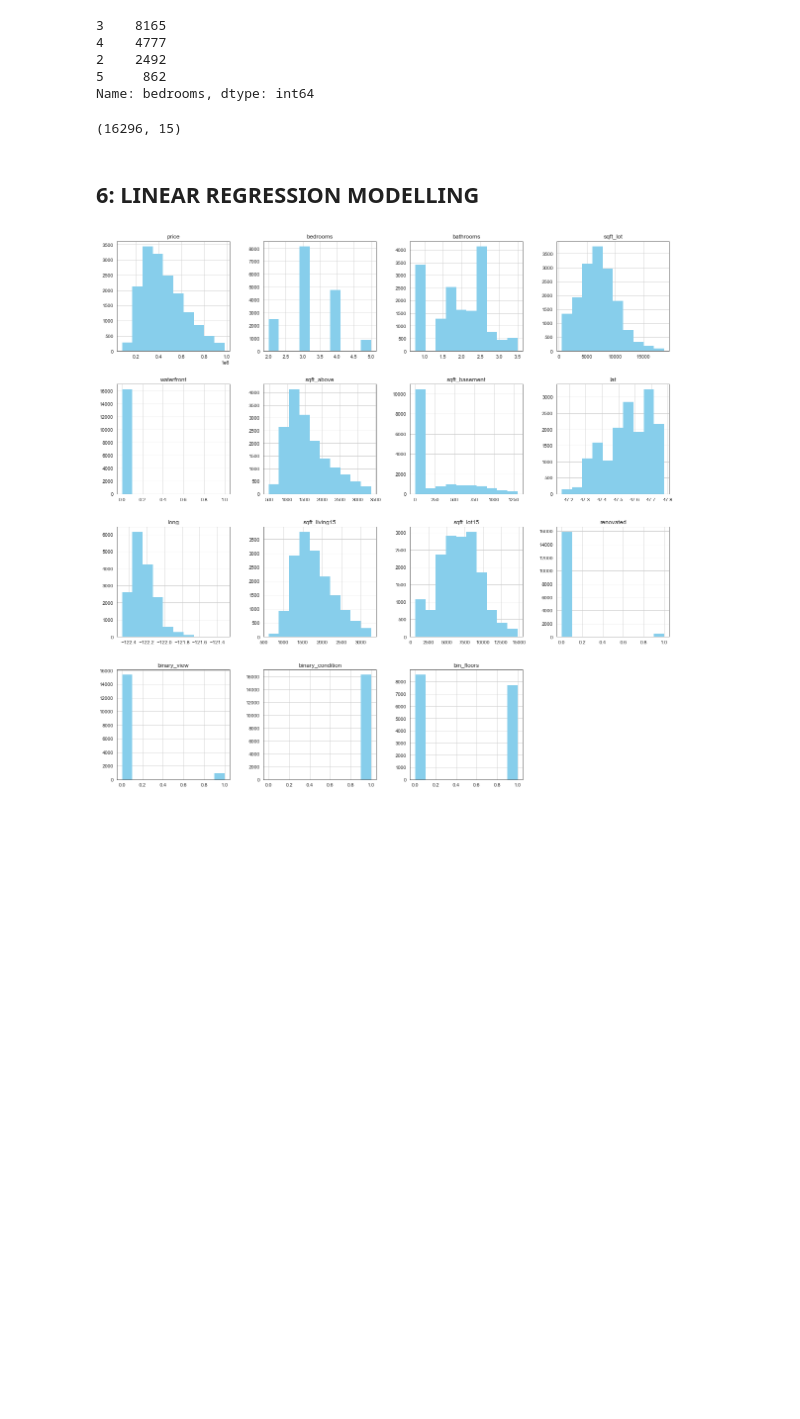
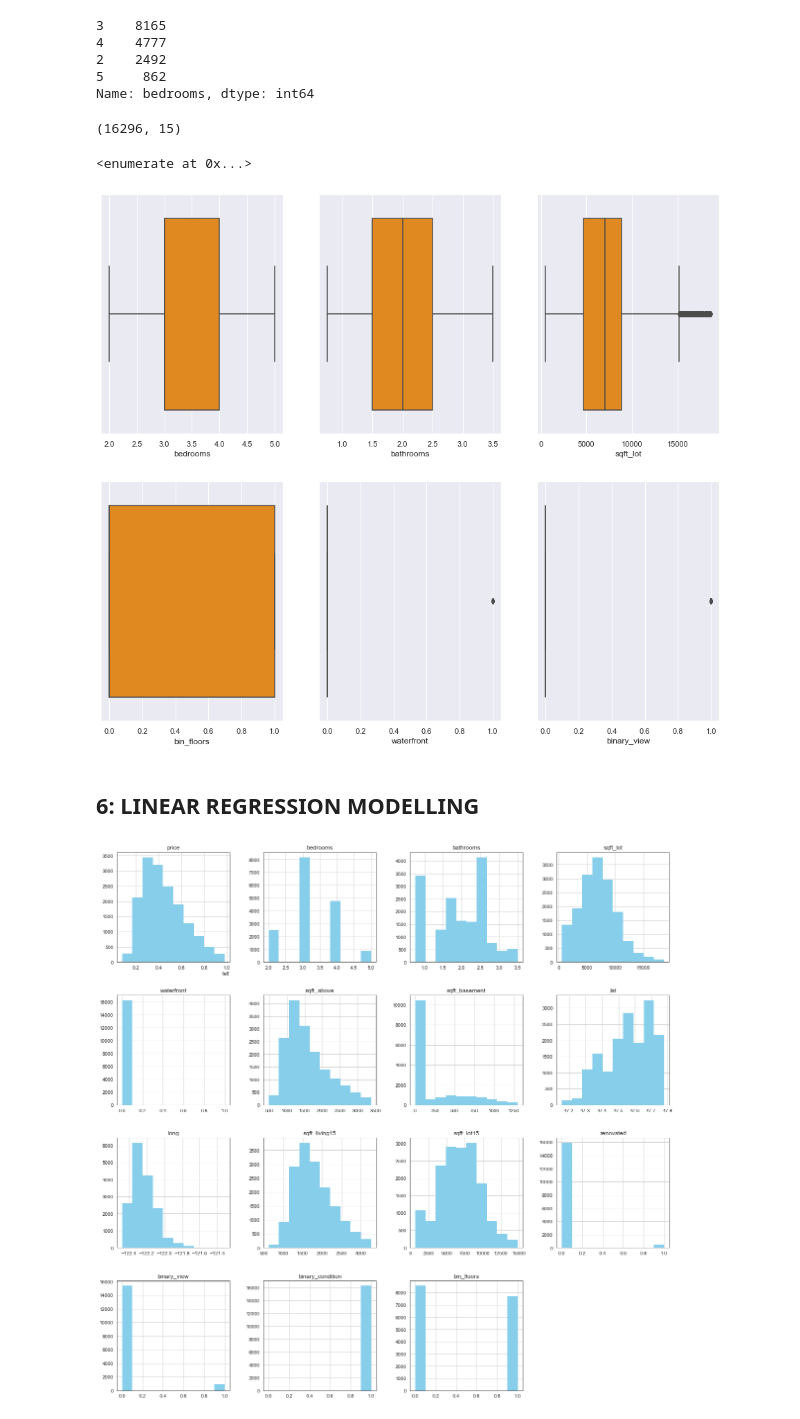
Before and after one commit to waitipeter/ANALYSIS-OF-HOUSE-SALES-USING-REGRESSION-MODELLING, a Jupyter notebook: PREDICTING HOUSE PRICE USING REGRESSION MODELLING.ipynb, the cells around one changed output. Saved outputs shown, nothing was run; the diff lists cells and outputs as text; code cells hidden in the pictures; blank space fills up the shorter version.

```diff
--- a/PREDICTING HOUSE PRICE USING REGRESSION MODELLING.ipynb
+++ b/PREDICTING HOUSE PRICE USING REGRESSION MODELLING.ipynb
@@ -952,6 +953,24 @@ Name: bedrooms, dtype: int64
 clean_df.shape
 # %% [output]
 (16296, 15)
+# %%
+all_columns = [clean_df['bedrooms'],clean_df['bathrooms'],
+               clean_df['sqft_lot'],
+               clean_df['bin_floors'],clean_df['waterfront'],
+               clean_df['binary_view']]
+# %%
+enumerate(all_columns)
+# %% [output]
+<enumerate at 0x...>
+# %%
+sns.set_style('darkgrid')
+
+plt.figure(figsize=(16,14))
+for i in enumerate(all_columns):
+    plt.subplot(2,3,i[0]+1)
+    sns.boxplot(i[1],color='darkorange')
+# %% [output]
+[figure, added]
 # %% [markdown]
 ##  6: LINEAR REGRESSION MODELLING
 # %%
```
Also changed, not shown: parts of 14 cells of this notebook, 1 other file.
